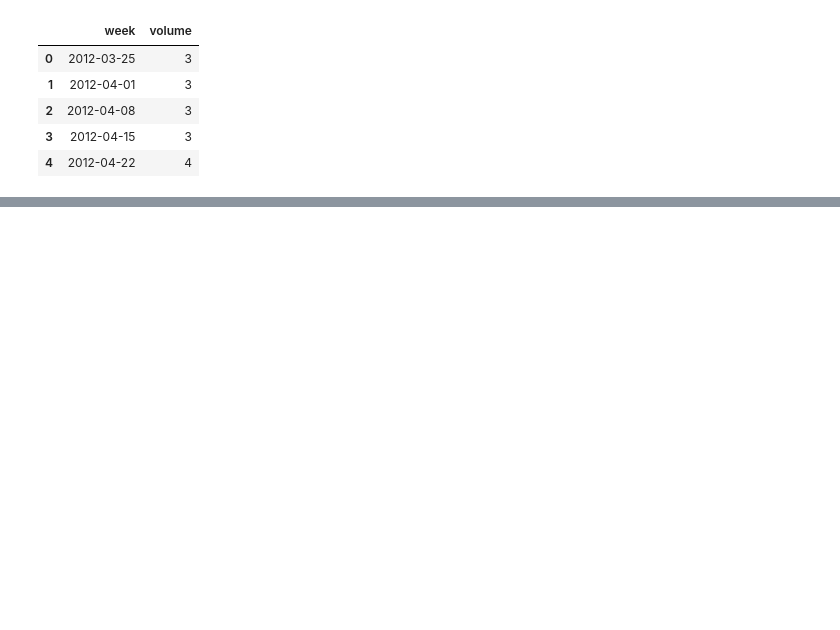
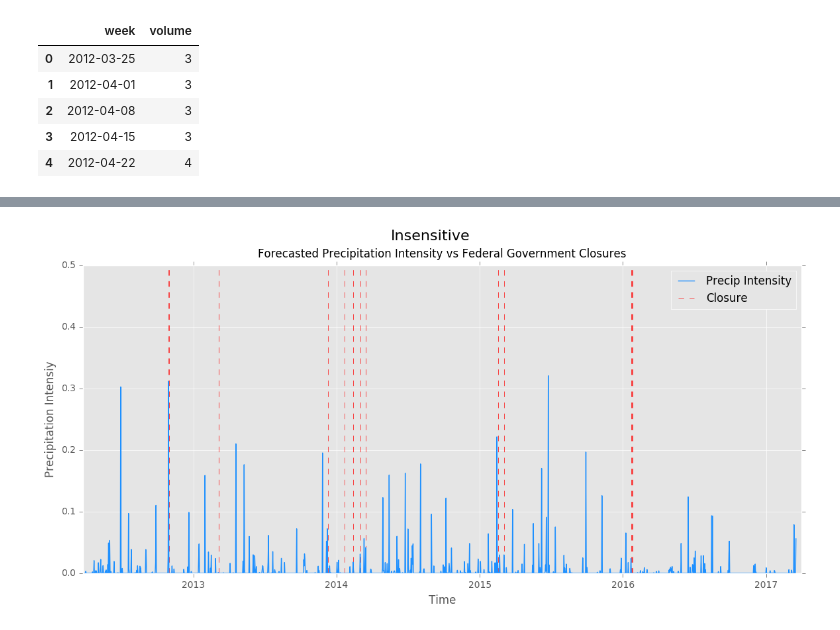
Before and after one commit to josephofiowa/zenzic, a Jupyter notebook: federal-snow/fed-closure-analysis.ipynb, the cells around one changed output, grey strips where cells are left out. Saved outputs shown, nothing was run; the diff lists cells and outputs as text; code cells hidden in the pictures; blank space fills up the shorter version.

```diff
--- a/federal-snow/fed-closure-analysis.ipynb
+++ b/federal-snow/fed-closure-analysis.ipynb
@@ -332,0 +348,5 @@ search.head()
+# %%
+forecast = pd.read_csv('forecasts.csv')
+# %%
+# rid unnecessary column...
+forecast.drop('Unnamed: 0', axis=1, inplace=True)
@@ -332,0 +362,5 @@ search.head()
+# %%
+# make date a datetime object
+forecast['date'] =  pd.to_datetime(forecast['date'])
+# create timeseries
+forecast_ts = forecast.set_index('date')
@@ -332,0 +413,16 @@ search.head()
+# %%
+# plot
+fig, ax = plt.subplots()
+ax.plot(forecast_ts.drop(['summary', 'temp', 'precip', 'precip_type','wind', 'visibility'], axis=1), color='dodgerblue', label='Precip Intensity')
+ax.vlines(x=(opm_ts_12[opm_ts_12['closed'] == 1].index), ymin=0, ymax=.5, color='red', linestyles='dashed', linewidth=0.5, label='Closure')
+plt.xlim([search_ts.index.min(), '2017-04'])
+
+plt.suptitle("Insensitive", y=.99, size=16)
+plt.title("Forecasted Precipitation Intensity vs Federal Government Closures", y=1.01, size=12)
+plt.xlabel('Time')
+plt.ylabel("Precipitation Intensiy")
+plt.legend(loc='best')
+# plt.savefig('./graphs/precip_intensity_vs_closure.png', dpi=300, bbox_inches='tight')
+plt.show()
+# %% [output]
+[figure, added]
```
Also changed, not shown: parts of 19 cells of this notebook, 2 other files.
